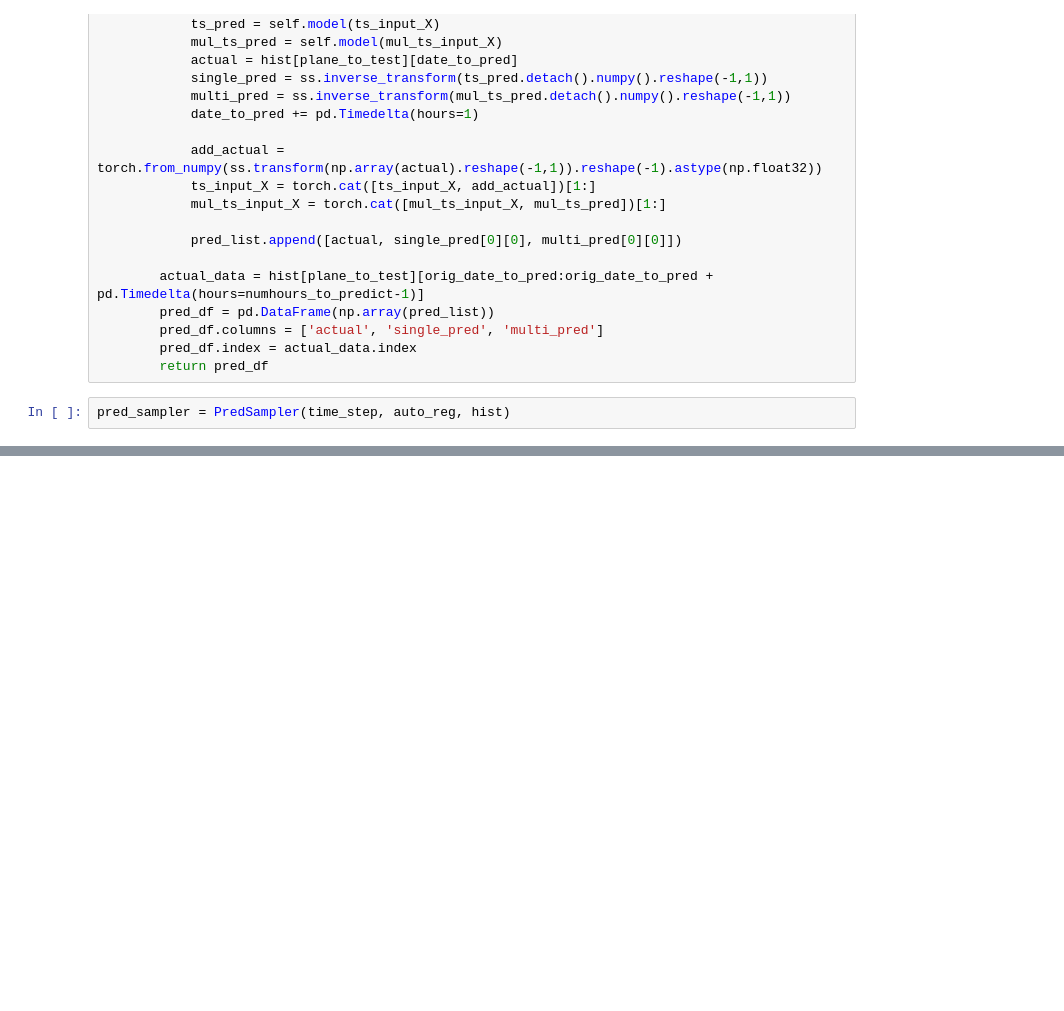
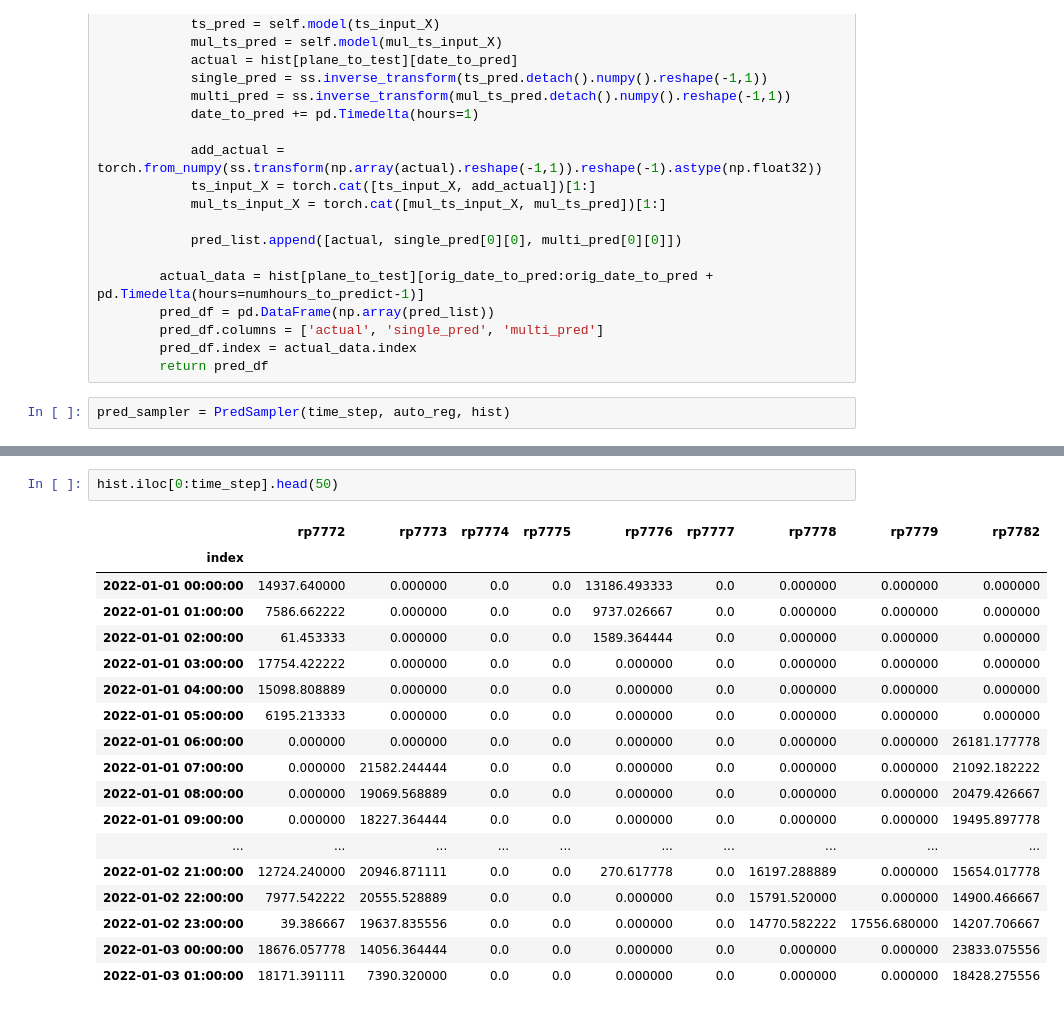
Before and after one commit to KyleCarlo/Predicting-Fuel-Consumption, a Jupyter notebook: Course-Model-perhour.ipynb, the cells around one changed output, grey strips where cells are left out. Cells and saved outputs as stored; diff of their text form; blank space fills up the shorter version.

```diff
--- a/Course-Model-perhour.ipynb
+++ b/Course-Model-perhour.ipynb
@@ -362,0 +392,21 @@ Linear(in_features=408, out_features=1, bias=True)
+# %%
+hist.iloc[0:time_step].head(50)
+# %% [output]
+|  | rp7772 | rp7773 | rp7774 | rp7775 | rp7776 | rp7777 | rp7778 | rp7779 | rp7782 |
+| index |  |  |  |  |  |  |  |  |  |
+| 2022-01-01 00:00:00 | 14937.640000 | 0.000000 | 0.0 | 0.0 | 13186.493333 | 0.0 | 0.000000 | 0.000000 | 0.000000 |
+| 2022-01-01 01:00:00 | 7586.662222 | 0.000000 | 0.0 | 0.0 | 9737.026667 | 0.0 | 0.000000 | 0.000000 | 0.000000 |
+| 2022-01-01 02:00:00 | 61.453333 | 0.000000 | 0.0 | 0.0 | 1589.364444 | 0.0 | 0.000000 | 0.000000 | 0.000000 |
+| 2022-01-01 03:00:00 | 17754.422222 | 0.000000 | 0.0 | 0.0 | 0.000000 | 0.0 | 0.000000 | 0.000000 | 0.000000 |
+| 2022-01-01 04:00:00 | 15098.808889 | 0.000000 | 0.0 | 0.0 | 0.000000 | 0.0 | 0.000000 | 0.000000 | 0.000000 |
+| 2022-01-01 05:00:00 | 6195.213333 | 0.000000 | 0.0 | 0.0 | 0.000000 | 0.0 | 0.000000 | 0.000000 | 0.000000 |
+| 2022-01-01 06:00:00 | 0.000000 | 0.000000 | 0.0 | 0.0 | 0.000000 | 0.0 | 0.000000 | 0.000000 | 26181.177778 |
+| 2022-01-01 07:00:00 | 0.000000 | 21582.244444 | 0.0 | 0.0 | 0.000000 | 0.0 | 0.000000 | 0.000000 | 21092.182222 |
+| 2022-01-01 08:00:00 | 0.000000 | 19069.568889 | 0.0 | 0.0 | 0.000000 | 0.0 | 0.000000 | 0.000000 | 20479.426667 |
+| 2022-01-01 09:00:00 | 0.000000 | 18227.364444 | 0.0 | 0.0 | 0.000000 | 0.0 | 0.000000 | 0.000000 | 19495.897778 |
+| ... | ... | ... | ... | ... | ... | ... | ... | ... | ... |
+| 2022-01-02 21:00:00 | 12724.240000 | 20946.871111 | 0.0 | 0.0 | 270.617778 | 0.0 | 16197.288889 | 0.000000 | 15654.017778 |
+| 2022-01-02 22:00:00 | 7977.542222 | 20555.528889 | 0.0 | 0.0 | 0.000000 | 0.0 | 15791.520000 | 0.000000 | 14900.466667 |
+| 2022-01-02 23:00:00 | 39.386667 | 19637.835556 | 0.0 | 0.0 | 0.000000 | 0.0 | 14770.582222 | 17556.680000 | 14207.706667 |
+| 2022-01-03 00:00:00 | 18676.057778 | 14056.364444 | 0.0 | 0.0 | 0.000000 | 0.0 | 0.000000 | 0.000000 | 23833.075556 |
+| 2022-01-03 01:00:00 | 18171.391111 | 7390.320000 | 0.0 | 0.0 | 0.000000 | 0.0 | 0.000000 | 0.000000 | 18428.275556 |
```
Also changed, not shown: parts of 24 cells of this notebook.
